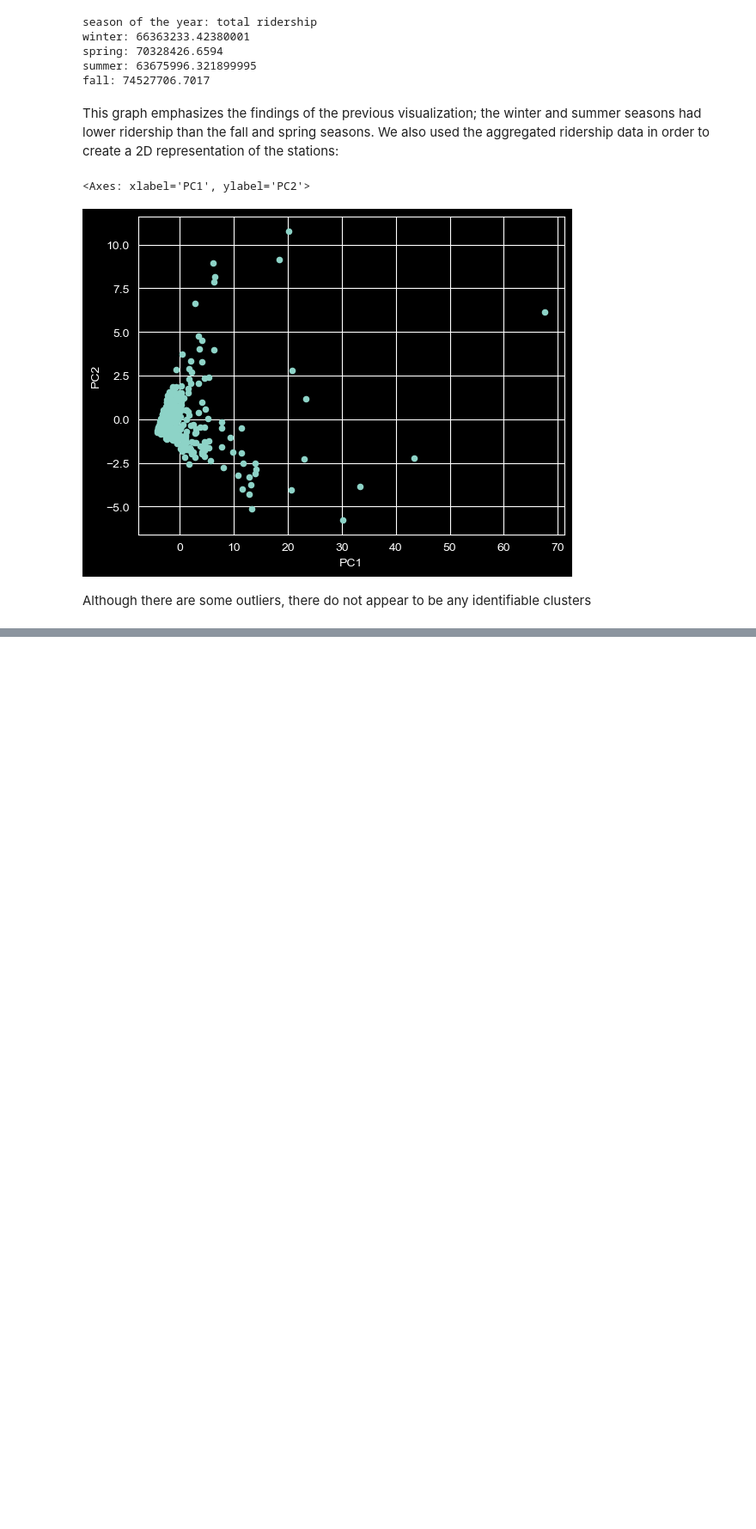
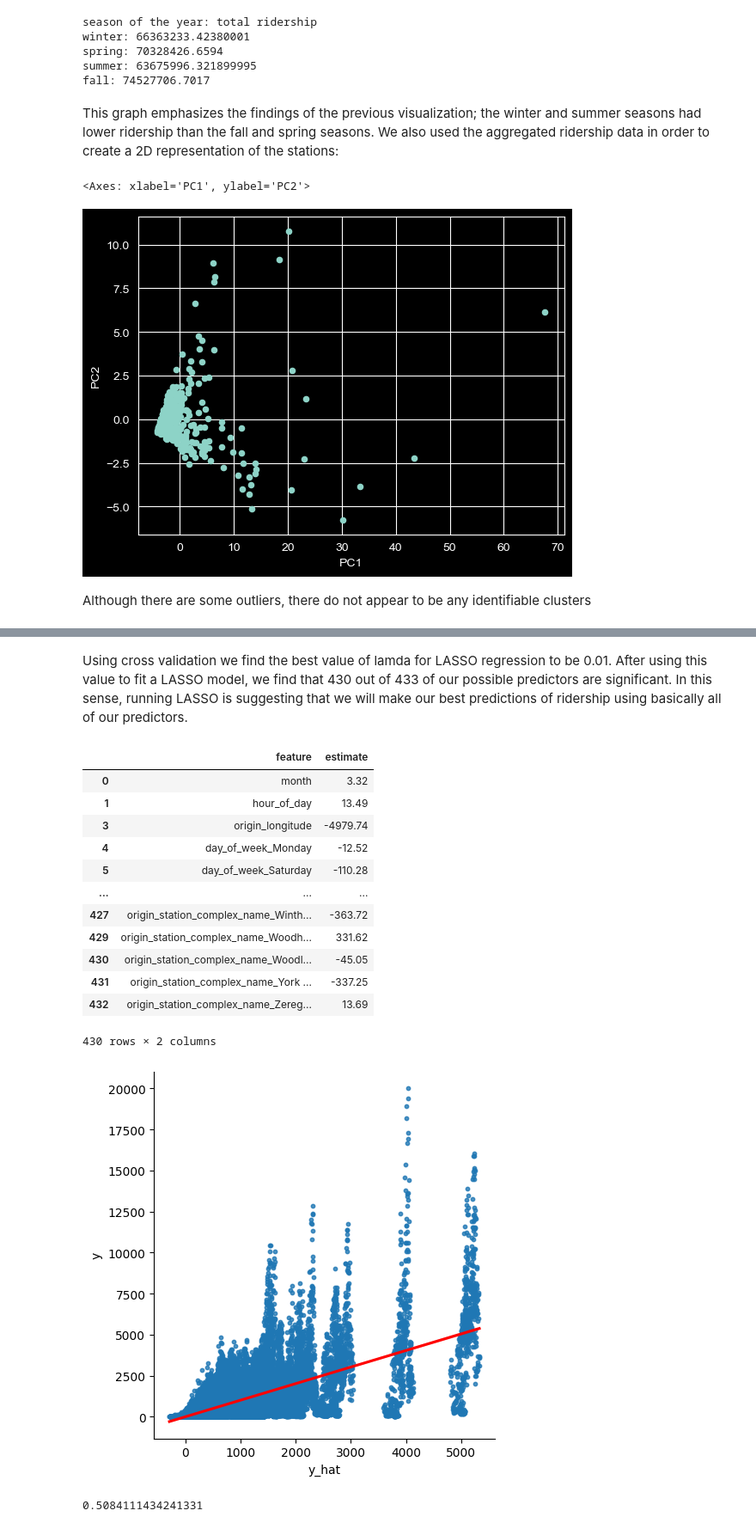
Before and after one commit to iansargent/nyc-subway-ridership-ml, a Jupyter notebook: final_report.ipynb, the cells around one changed output, grey strips where cells are left out. Shown at 86% size. Cells and saved outputs as stored; diff of their text form; code cells hidden in the pictures; blank space fills up the shorter version.

```diff
--- a/final_report.ipynb
+++ b/final_report.ipynb
@@ -460,0 +510,3 @@ Although there are some outliers, there do not appear to be any identifiable clu
+# %%
+#train test split happening
+X_train, X_test, y_train, y_test = train_test_split(X, Y, test_size=0.25, random_state=4)
@@ -460,0 +640,10 @@ Although there are some outliers, there do not appear to be any identifiable clu
+# %%
+# 5-fold cross-validation to choose lambda
+from sklearn.linear_model import LassoCV
+
+lasso_cv_model = LassoCV(
+   alphas=np.arange(0.01, 10, 0.2), cv=5, max_iter=100000
+)
+
+# fit model on train set
+lasso_best = lasso_cv_model.fit(X_train_scaled, y_train)
@@ -460,0 +655,7 @@ Although there are some outliers, there do not appear to be any identifiable clu
+# %%
+# Getting the coefficients of the model for the best choice of lambda
+vars_matter_df_2 = pd.DataFrame({
+    'feature' : X.columns,
+    'estimate': lasso_best.coef_.round(2)
+}).query('estimate != 0')
+display(vars_matter_df_2)
@@ -460,0 +676,51 @@ Although there are some outliers, there do not appear to be any identifiable clu
+# %% [markdown]
+Using cross validation we find the best value of lamda for LASSO regression to be 0.01. After using this value to fit a LASSO model, we find that 430 out of 433 of our possible predictors are significant. In this sense, running LASSO is suggesting that we will make our best predictions of ridership using basically all of our predictors.
+# %%
+# fit mlr model with significant predictors
+
+
+best_mlr_2 = (
+    LinearRegression()
+    .fit(
+        X = X_train[vars_matter_df_2['feature']],
+        y = y_train
+    )
+)
+
+display(pd.DataFrame({
+    'feature' : vars_matter_df_2['feature'],
+    'estimate': best_mlr_2.coef_.round(2)
+}))
+
+# Creating an R-squared plot:
+sns.lmplot(
+    data = pd.DataFrame({
+        'y': y_test,
+        'y_hat': best_mlr_2.predict(X = X_test[vars_matter_df_2['feature']])
+    }),
+    x = 'y_hat',
+    y = 'y',
+    line_kws = {'color': 'red'},
+    scatter_kws = {'s' : 10}
+)
+
+plt.show()
+# %% [output]
+|  | feature | estimate |
+| 0 | month | 3.32 |
+| 1 | hour_of_day | 13.49 |
+| 3 | origin_longitude | -4979.74 |
+| 4 | day_of_week_Monday | -12.52 |
+| 5 | day_of_week_Saturday | -110.28 |
+| ... | ... | ... |
+| 427 | origin_station_complex_name_Winth... | -363.72 |
+| 429 | origin_station_complex_name_Woodh... | 331.62 |
+| 430 | origin_station_complex_name_Woodl... | -45.05 |
+| 431 | origin_station_complex_name_York ... | -337.25 |
+| 432 | origin_station_complex_name_Zereg... | 13.69 |
+430 rows × 2 columns
+[figure, added]
+# %%
+best_mlr_2.score(X_test[vars_matter_df_2['feature']], y_test)
+# %% [output]
+0.5084111434241331
```
Also changed, not shown: parts of 31 cells of this notebook.
